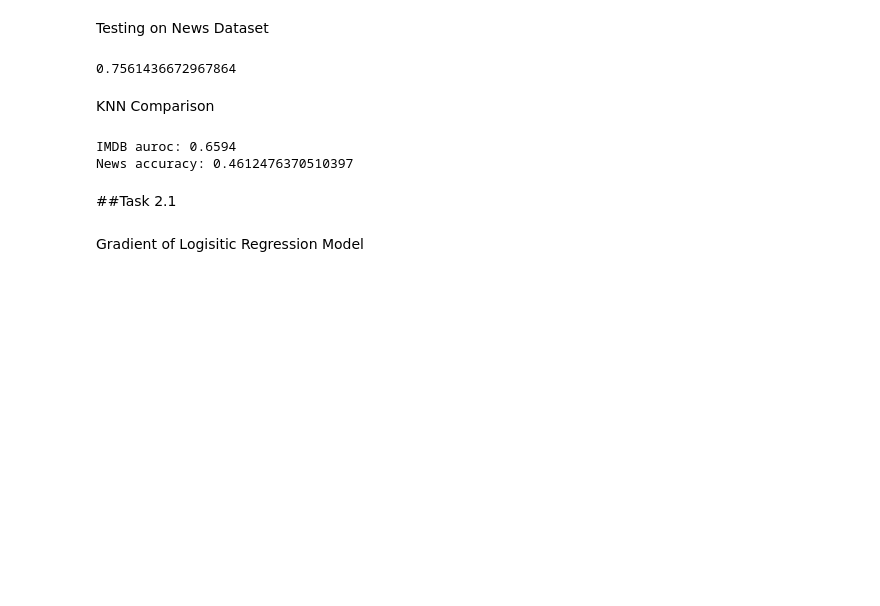
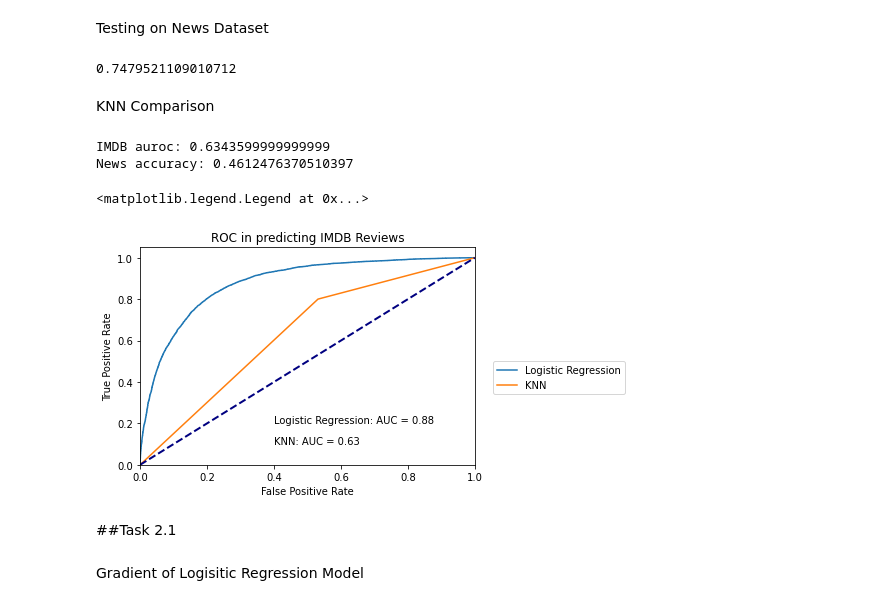
Before and after one commit to WillieHabim/COMP551-A2, a Jupyter notebook: COMP551_A2.ipynb, the cells around one changed output. Drawn from its saved outputs; the diff is of its cells as text; code cells hidden in the pictures; blank space fills up the shorter version.

```diff
--- a/COMP551_A2.ipynb
+++ b/COMP551_A2.ipynb
@@ -241,6 +263,7 @@ y_imdb_test, X_imdb_test = svm_read_problem('aclImdb/test/labeledBow.feat', retu
 X_imdb_test = X_imdb_test[:,valid_imdb_indices]
 y_imdb_pred = fit.predict(X_imdb_test[:,best_features_imdb].toarray())
 y_imdb_test = (y_imdb_test >= 5).astype(int)
+fpr_log, tpr_log, _ = roc_curve(y_imdb_test, y_imdb_pred)
 auroc = roc_auc_score(y_imdb_test, y_imdb_pred)
 auroc
 # %% [output]
@@ -346,8 +371,8 @@ bunch_test = fetch_20newsgroups(subset="test", categories=['rec.motorcycles', 's
 count_vect_test = CountVectorizer()
 X_test_counts = count_vect_test.fit_transform(bunch_test.data)
 test_words = count_vect_test.vocabulary_
-valid_words = count_vect.get_feature_names_out()[valid_news_indices]
-feature_names = valid_words[list(best_features_news)]
+valid_news_words = count_vect.get_feature_names_out()[valid_news_indices]
+feature_names = valid_news_words[list(best_features_news)]
 X_news_test = np.zeros((X_test_counts.shape[0], X_news_train.shape[1]))
 for i in range(feature_names.shape[0]):
   if feature_names[i] in test_words:
@@ -361,32 +386,47 @@ accuracy = sum(y_news_pred.argmax(axis=1) == y_test_news.argmax(axis=1))
 accuracy = accuracy / y_test_news.shape[0]
 accuracy
 # %% [output]
-0.7561436672967864
+0.7479521109010712
 # %% [markdown]
 KNN Comparison
 # %%
 from sklearn.neighbors import KNeighborsClassifier
-max_imdb_score = 0
-max_news_score = 0
 x_imdb_test = X_imdb_test[:,best_features_imdb].toarray()
 
-for k in [1,5,10]:
-  knn_imdb = KNeighborsClassifier(k)
-  knn_imdb.fit(X_imdb_scaled, y_imdb)
-  pred = knn_imdb.predict(x_imdb_test)
-  score = roc_auc_score(y_imdb_test, pred)
-  max_imdb_score = max(max_imdb_score, score)
+#KNN Binary Classification on IMDB dataset
+knn_imdb = KNeighborsClassifier()
+knn_imdb.fit(X_imdb_scaled, y_imdb)
+pred = knn_imdb.predict(x_imdb_test)
+imdb_score = roc_auc_score(y_imdb_test, pred)
+fpr_knn, tpr_knn, _ = roc_curve(y_imdb_test, pred)
 
-  knn_news = KNeighborsClassifier(k)
-  knn_news.fit(X_news_train, y_news_train)
-  score = knn_news.score(X_news_test, y_test_news)
-  max_news_score = max(max_news_score, score)
+#KNN Multiclass Classification on 20-news-group dataset
+knn_news = KNeighborsClassifier(1)
+knn_news.fit(X_news_train, y_news_train)
+news_score = knn_news.score(X_news_test, y_test_news)
 
-print(f"IMDB auroc: {max_imdb_score}")
-print(f"News accuracy: {max_news_score}")
+print(f"IMDB auroc: {imdb_score}")
+print(f"News accuracy: {news_score}")
 # %% [output]
-IMDB auroc: 0.6594
+IMDB auroc: 0.6343599999999999
 News accuracy: 0.4612476370510397
+# %%
+plt.clf()
+plt.plot(fpr_log, tpr_log,label="Logistic Regression")
+plt.text(0.4, 0.2, 'Logistic Regression: AUC = '+ str(round(auroc,2)))
+plt.plot(fpr_knn, tpr_knn, label="KNN")
+plt.text(0.4, 0.1, 'KNN: AUC = '+ str(round(imdb_score,2)))
+plt.plot([0, 1], [0, 1], color="navy", lw=2, linestyle="--")
+plt.xlim([0.0, 1.0])
+plt.ylim([0.0, 1.05])
+
+plt.xlabel("False Positive Rate")
+plt.ylabel("True Positive Rate")
+plt.title('ROC in predicting IMDB Reviews')
+plt.legend(bbox_to_anchor=(1.04, 0.5), loc="upper left")
+# %% [output]
+<matplotlib.legend.Legend at 0x...>
+[figure, added]
 # %% [markdown]
 ##Task 2.1
 # %% [markdown]
```
Also changed, not shown: parts of 15 cells of this notebook.
